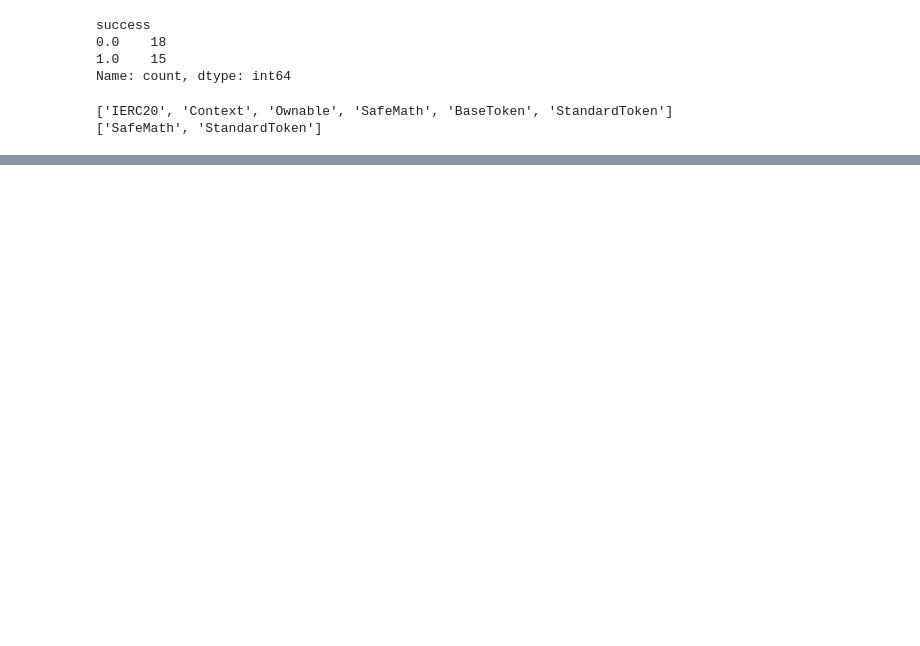
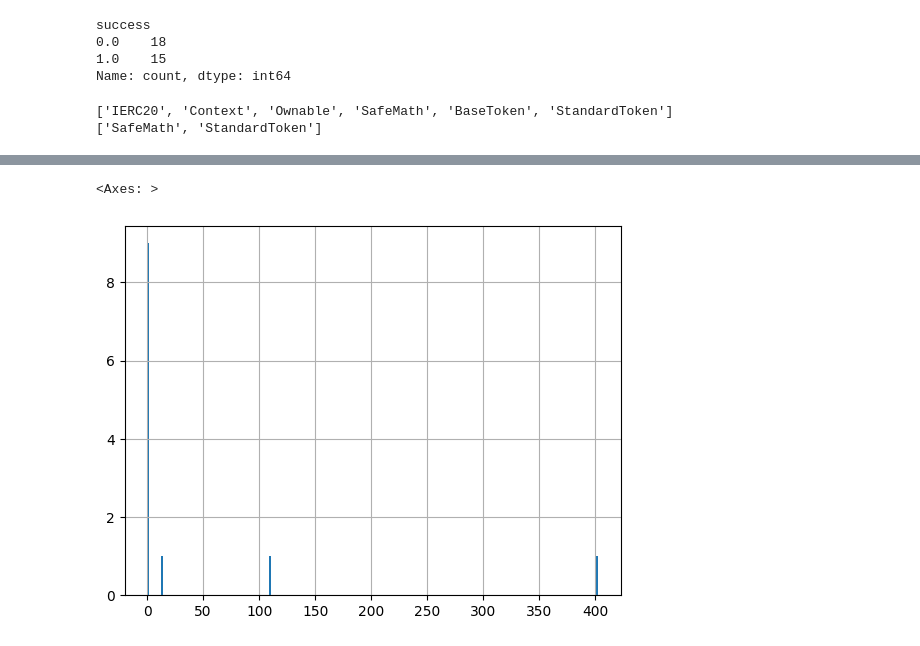
Before and after one commit to ennriqe/ETHDam-Slither-Token-Contract-to-Predict-Success, a Jupyter notebook: Slither.ipynb, the cells around one changed output, grey strips where cells are left out. Cells and saved outputs as stored; diff of their text form; code cells hidden in the pictures; blank space fills up the shorter version.

Commit message:
Added Max Marketcap per Token that has a verified Contract address and therefore can be found by Slither

```diff
--- a/Slither.ipynb
+++ b/Slither.ipynb
@@ -14,6 +16,6 @@ connection = sqlite3.connect('contracts_found.db')
 query = "SELECT * FROM contracts_found"
 
 # Reading the SQL query into a DataFrame
-contracts_found = pd.read_sql_query(query, connection)
-print(len(contracts_found))
+contracts_found_ = pd.read_sql_query(query, connection)
+print(len(contracts_found_))
 # %% [output]
@@ -45,5 +47,5 @@ for i in range(len(contracts_found)):
 0x9C9747FCC731f8B665BeC6f0467C88604d671Ac9
 1
 # %%
-verified_contracts = contracts_found[contracts_found['success'] ==1]
+verified_contracts = contracts_found[contracts_found['success'] ==1].reset_index(drop=True)
 verified_contracts
@@ -156,0 +96,34 @@ def get_supply(contract_address):
+# %%
+import numpy as np
+verified_contracts['max_price_in_eth'] =np.nan
+for i in range(len(verified_contracts)):
+    if pd.notnull(verified_contracts.loc[i, 'max_price_in_eth']):
+        continue
+
+    token_contract_address_token = verified_contracts['Contract'].values[i]
+
+    response = get_monthly_prices_for_a_token(token_contract_address_token)
+
+    try:
+        if len(response.json()['data']['ethereum']['dexTrades']) == 0:
+            max_price_in_eth = 0
+        else:
+            max_price_in_eth = response.json()['data']['ethereum']['dexTrades'][0]['maximum_price']
+
+    except:
+        print('error getting prices for', token_contract_address_token)
+        # this seems to happen infrequently for some tokens that didnt make it to a pool
+        # Example: https://etherscan.io/token/0xDe82d78d284543454a39137092D79BaC8A6341A9
+        max_price_in_eth = 0
+
+    try:
+        token_supply = get_supply(token_contract_address_token)
+    except:
+        token_supply = 0
+
+    max_market_cap_in_eth = token_supply*max_price_in_eth
+
+    verified_contracts.loc[i, 'max_price_in_eth'] = max_price_in_eth
+    verified_contracts.loc[i, 'token_supply'] = token_supply
+    verified_contracts.loc[i, 'max_market_cap_in_eth'] = max_market_cap_in_eth
+    print(token_contract_address_token, max_price_in_eth, token_supply, max_market_cap_in_eth)
@@ -156,0 +164,5 @@ def get_supply(contract_address):
+# %%
+verified_contracts.max_market_cap_in_eth.hist(bins=200)
+# %% [output]
+<Axes: >
+[figure, added]
```
Also changed, not shown: parts of 11 cells of this notebook, 4 other files.
